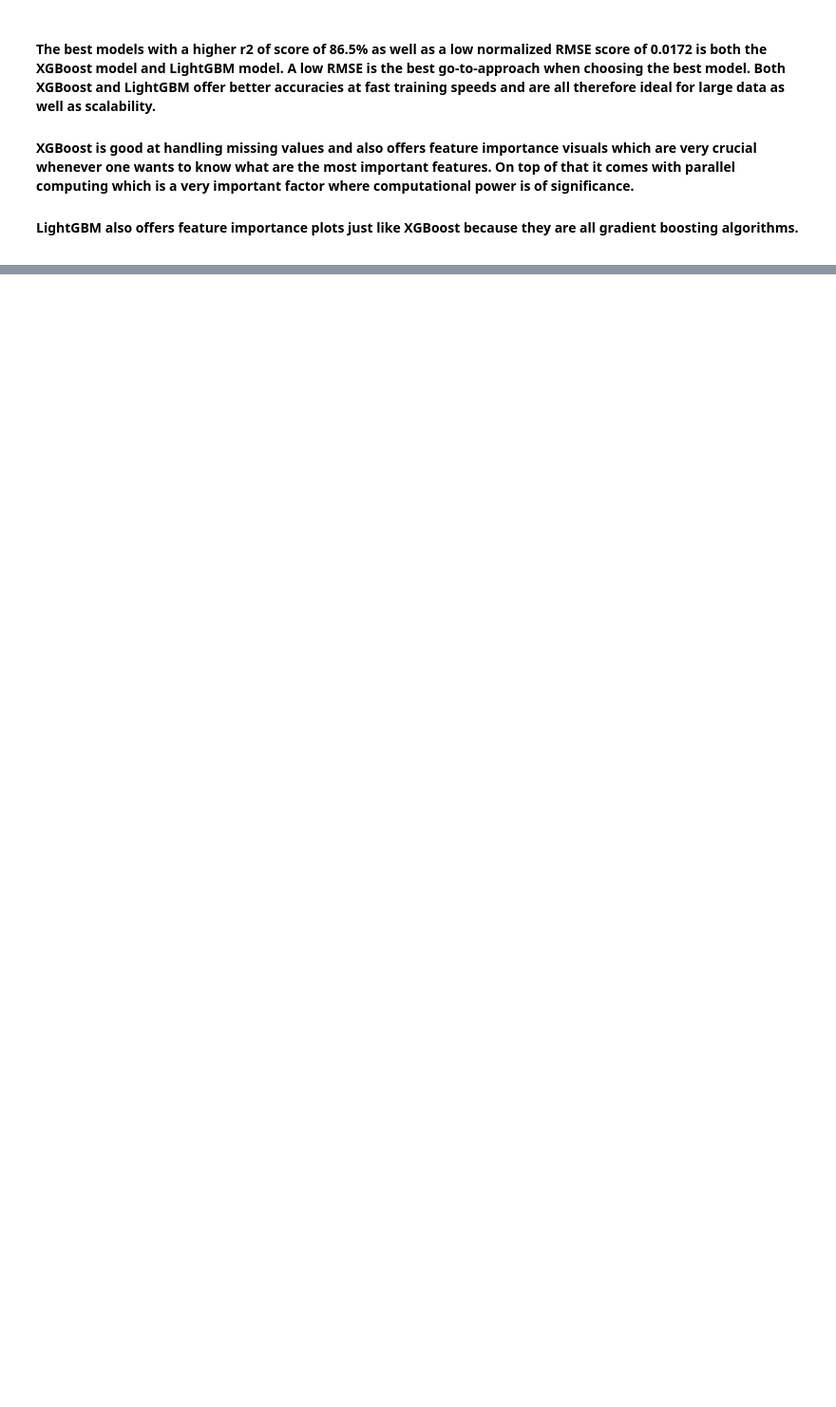
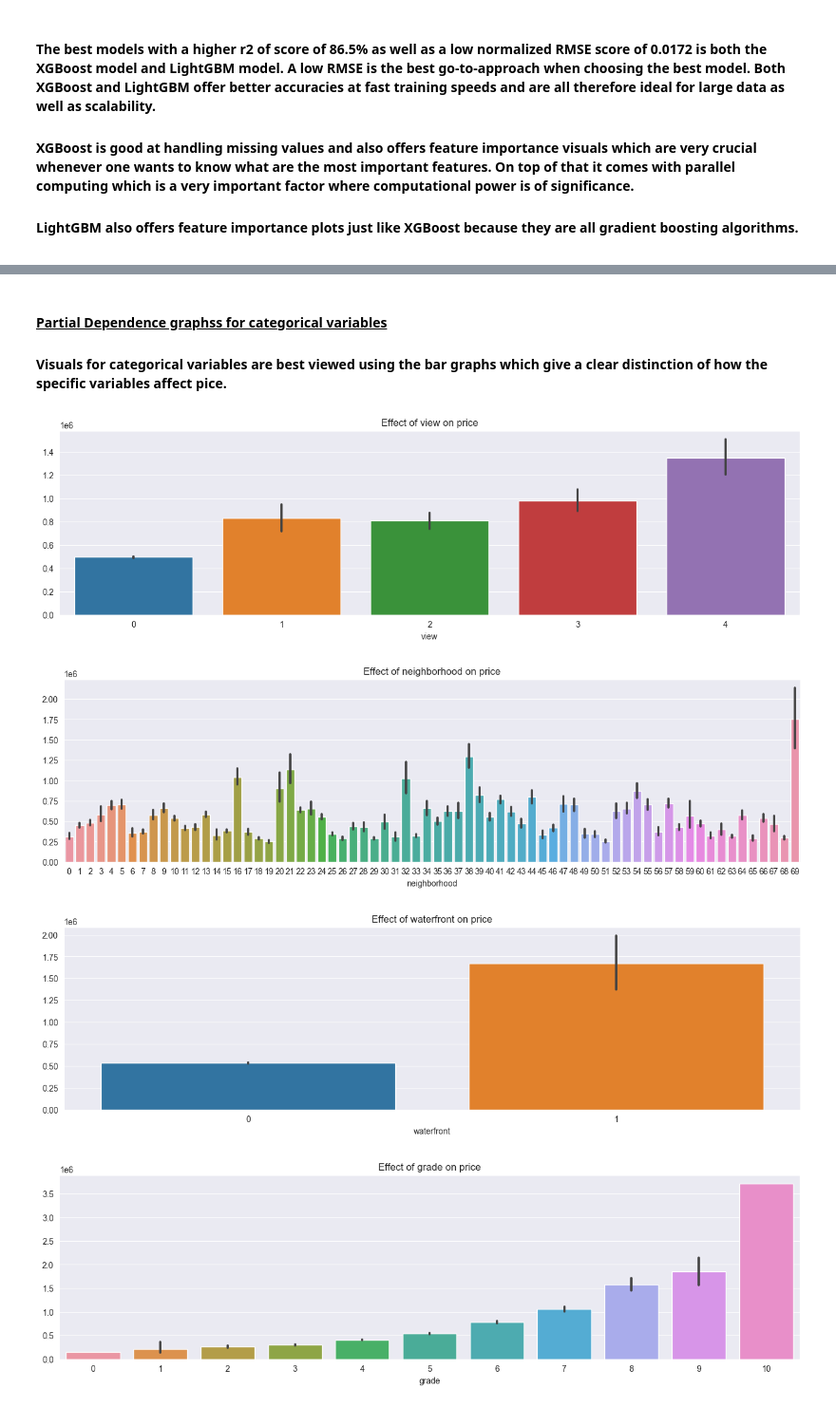
Before and after one commit to Wolfie3D/dsc-phase-2-project-v2-3, a Jupyter notebook: student.ipynb, the cells around one changed output, grey strips where cells are left out. Shown at 95% size. Saved outputs shown, nothing was run; the diff lists cells and outputs as text; code cells hidden in the pictures; blank space fills up the shorter version.

```diff
--- a/student.ipynb
+++ b/student.ipynb
@@ -1356,0 +1161,18 @@ These are the main factors that drive prices higher.
+# %% [markdown]
+#### <ins> Partial Dependence graphss for categorical variables </ins>
+#### Visuals for categorical variables are best viewed using the bar graphs which give a clear distinction of how the specific variables affect pice.
+# %%
+
+categorical_feature_names = ["view", "neighborhood", "waterfront", "grade", "condition"]
+
+# Create a new figure for each categorical feature
+for feature_name in categorical_feature_names:
+    plt.figure(figsize=(16, 4))
+    sns.barplot(x=feature_name, y=model_xgboost.predict(X_test), data=X_test)
+    plt.title(f"Effect of {feature_name} on price")
+    plt.show()
+# %% [output]
+[figure, added]
+[figure, added]
+[figure, added]
+[figure, added]
```
Also changed, not shown: parts of 37 cells of this notebook.
